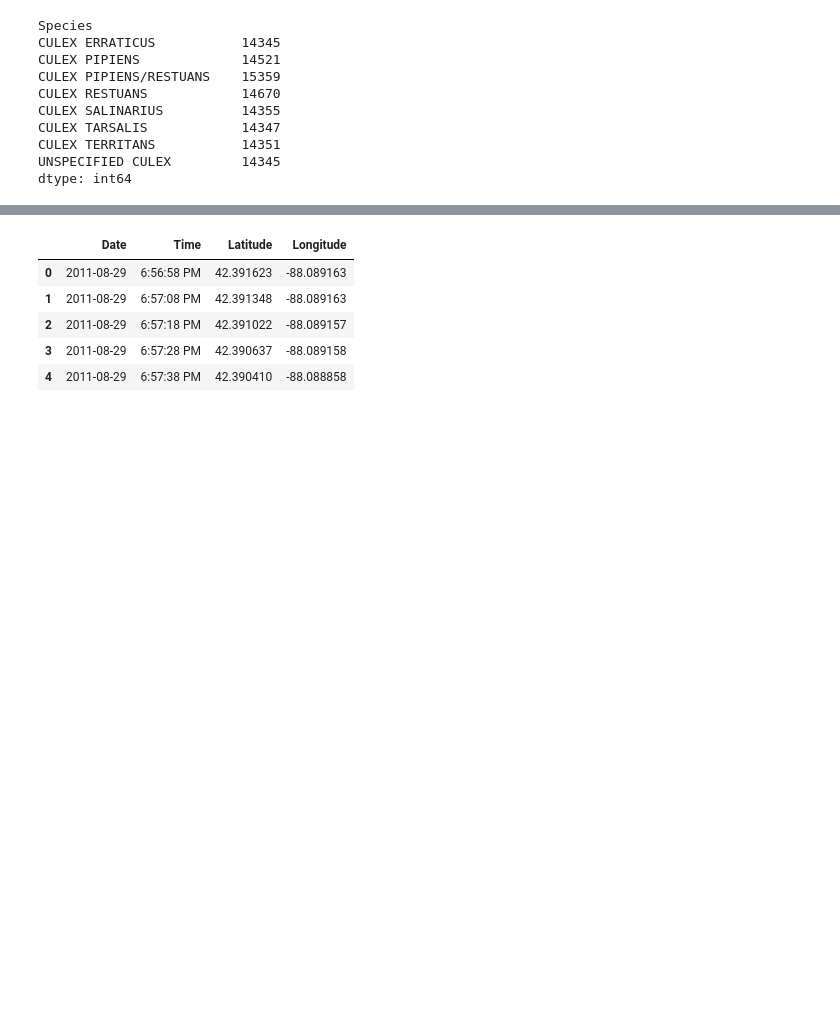
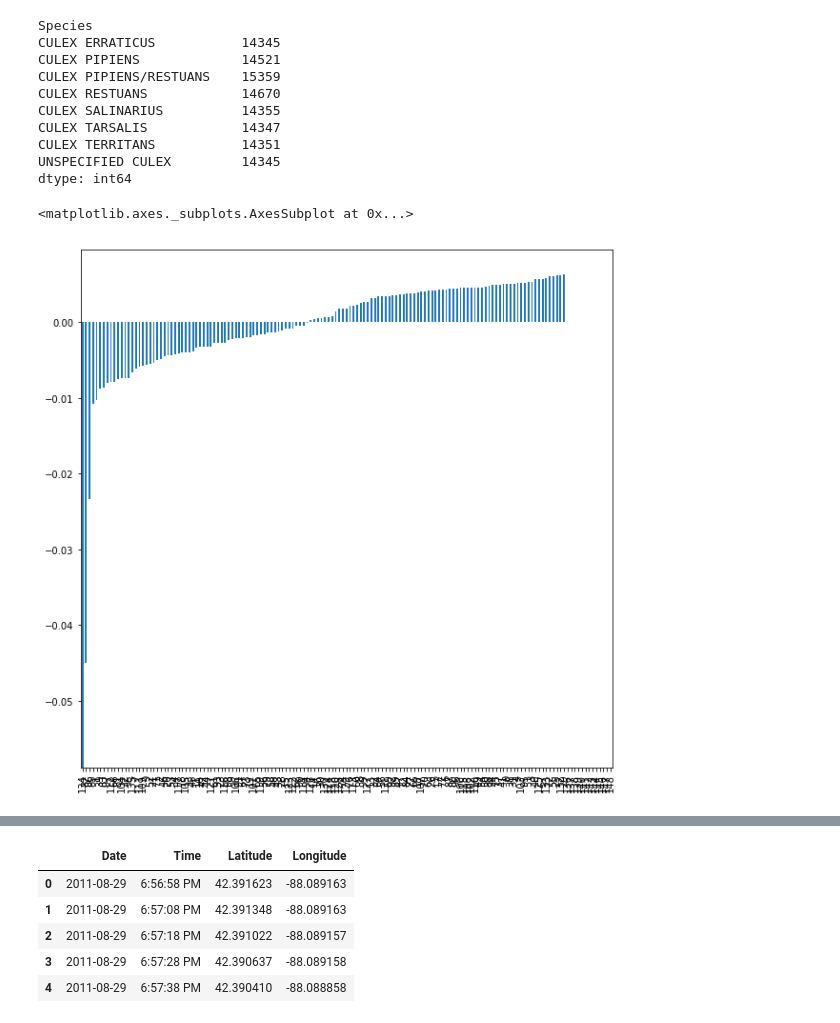
Before and after one commit to dzorlu/west_nile, a Jupyter notebook: src/west_nile_virus_analysis.ipynb, the cells around one changed output, grey strips where cells are left out. Saved outputs shown, nothing was run; the diff lists cells and outputs as text; code cells hidden in the pictures; blank space fills up the shorter version.

```diff
--- a/src/west_nile_virus_analysis.ipynb
+++ b/src/west_nile_virus_analysis.ipynb
@@ -92,3 +96,15 @@ CULEX TARSALIS            14347
 CULEX TERRITANS           14351
 UNSPECIFIED CULEX         14345
 dtype: int64
+# %%
+test_trap, train_trap = test.groupby('Trap').size().reset_index(), train.groupby('Trap').size().reset_index()
+# %%
+test_trap.columns, train_trap.columns = ['trap','test_count'], ['trap','train_count']
+traps = train_trap.merge(test_trap,on='trap',how='outer')
+traps.ix[:,1:] = traps.ix[:,1:]/traps.ix[:,1:].sum(axis=0)
+# %%
+traps['test_bias'] = traps['test_count'] - traps['train_count']
+traps.sort_values('test_bias',ascending=True).test_bias.plot(kind='bar',figsize=(10,10))
+# %% [output]
+<matplotlib.axes._subplots.AxesSubplot at 0x...>
+[figure, added]
```
Also changed, not shown: parts of 6 cells of this notebook, 4 other files.
